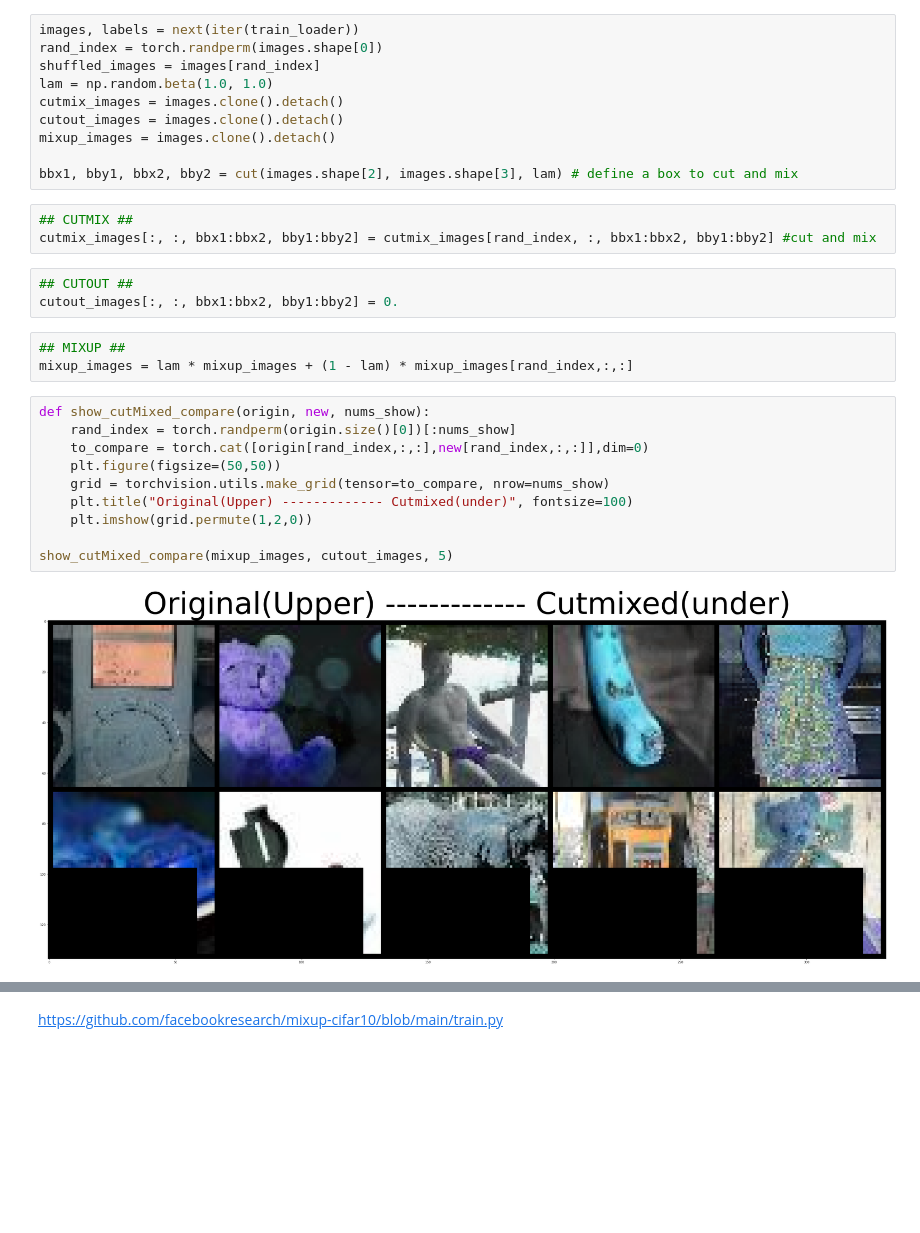
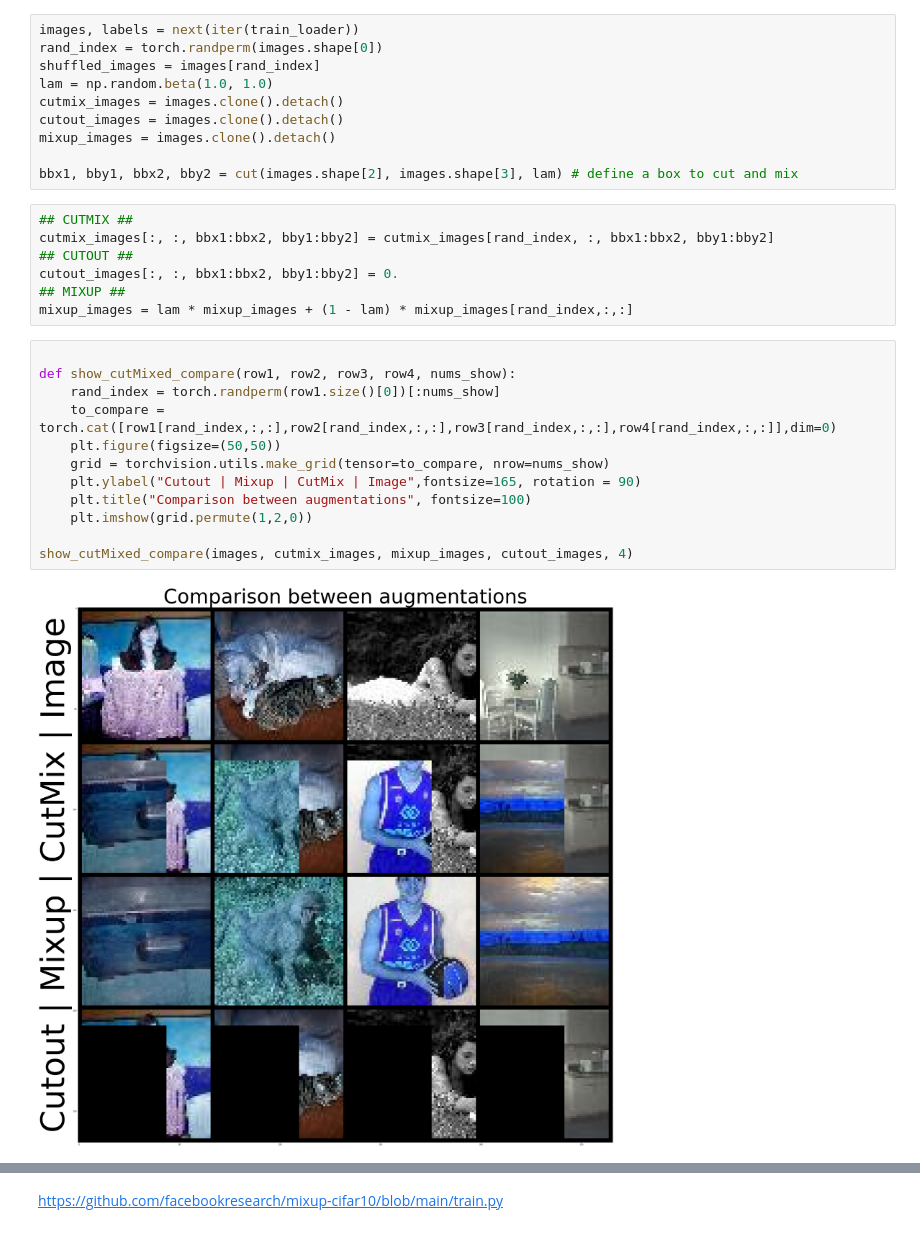
Before and after one commit to GwiHwan-Go/Reproduce_CutMix, a Jupyter notebook: Training/CutMix_baseline_tinyImagenet.ipynb, the cells around one changed output, grey strips where cells are left out. Cells and saved outputs as stored; diff of their text form; blank space fills up the shorter version.

```diff
--- a/Training/CutMix_baseline_tinyImagenet.ipynb
+++ b/Training/CutMix_baseline_tinyImagenet.ipynb
@@ -152,25 +155,25 @@ mixup_images = images.clone().detach()
 bbx1, bby1, bbx2, bby2 = cut(images.shape[2], images.shape[3], lam) # define a box to cut and mix
 # %%
 ## CUTMIX ##
-cutmix_images[:, :, bbx1:bbx2, bby1:bby2] = cutmix_images[rand_index, :, bbx1:bbx2, bby1:bby2] #cut and mix
+cutmix_images[:, :, bbx1:bbx2, bby1:bby2] = cutmix_images[rand_index, :, bbx1:bbx2, bby1:bby2]
+## CUTOUT ##
+cutout_images[:, :, bbx1:bbx2, bby1:bby2] = 0.
+## MIXUP ##
+mixup_images = lam * mixup_images + (1 - lam) * mixup_images[rand_index,:,:]
-# %%
-## CUTOUT ##
-cutout_images[:, :, bbx1:bbx2, bby1:bby2] = 0.
-# %%
-## MIXUP ##
-mixup_images = lam * mixup_images + (1 - lam) * mixup_images[rand_index,:,:]
 # %%
-def show_cutMixed_compare(origin, new, nums_show):
-    rand_index = torch.randperm(origin.size()[0])[:nums_show]
-    to_compare = torch.cat([origin[rand_index,:,:],new[rand_index,:,:]],dim=0)
+
+def show_cutMixed_compare(row1, row2, row3, row4, nums_show):
+    rand_index = torch.randperm(row1.size()[0])[:nums_show]
+    to_compare = torch.cat([row1[rand_index,:,:],row2[rand_index,:,:],row3[rand_index,:,:],row4[rand_index,:,:]],dim=0)
     plt.figure(figsize=(50,50))
     grid = torchvision.utils.make_grid(tensor=to_compare, nrow=nums_show)
-    plt.title("Original(Upper) ------------- Cutmixed(under)", fontsize=100)
+    plt.ylabel("Cutout | Mixup | CutMix | Image",fontsize=165, rotation = 90)
+    plt.title("Comparison between augmentations", fontsize=100)
     plt.imshow(grid.permute(1,2,0))
 
-show_cutMixed_compare(mixup_images, cutout_images, 5)
+show_cutMixed_compare(images, cutmix_images, mixup_images, cutout_images, 4)
 # %% [output]
-[figure, old version]
+[figure, new version]
 # %%
 from torch.nn import Linear
 from torchvision import models
```
Also changed, not shown: parts of 8 cells of this notebook, 1 other file.
